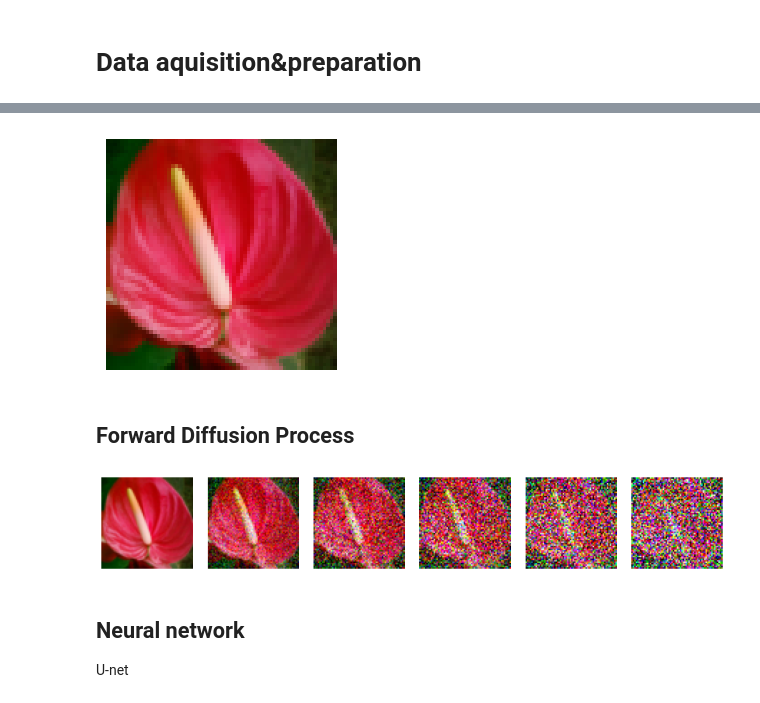
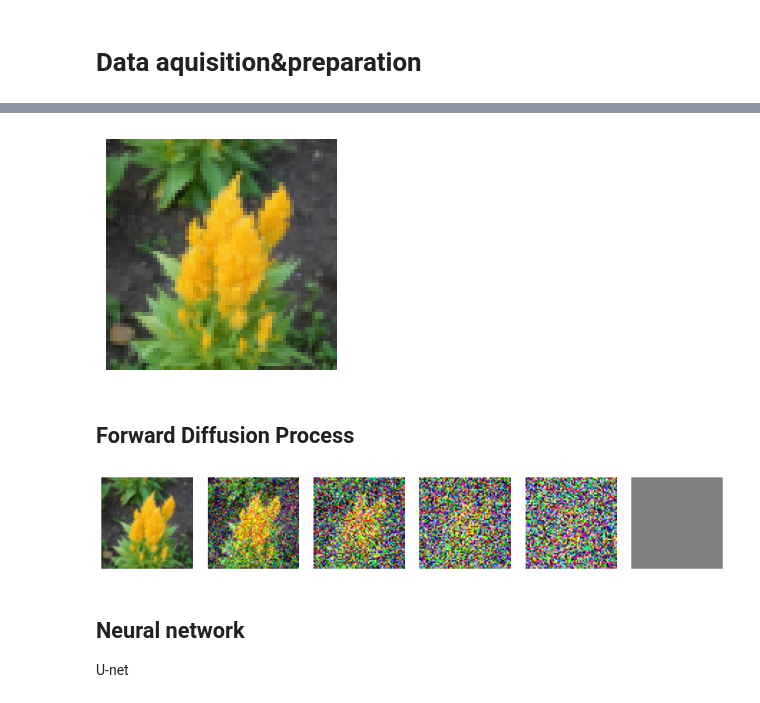
Before and after one commit to SPLambda/diffusion, a Jupyter notebook: src/solution.ipynb, the cells around one changed output, grey strips where cells are left out. Cells and saved outputs as stored; diff of their text form; code cells hidden in the pictures.

```diff
--- a/src/solution.ipynb
+++ b/src/solution.ipynb
@@ -26,15 +26,13 @@ split = [
 # %%
 # Hyperparameters
 IMAGE_SIZE = 64  # resized image size
-BATCH_SIZE = 64  # batch size
+BATCH_SIZE = 32  # batch size
 TIMESTEPS = 500  # number of timesteps (noise levels)
 
-LATENT_DIMENSION = 64  # latent dimension
 LEARNING_RATE = 1e-3  # learning rate
-EPOCHS = 10
+EPOCHS = 100
 
-UNET_DEPTH = 4
-UNET_FILTERS = 16
+UNET_FILTERS = [64, 128, 256, 512]
 
 KID_IMAGE_SIZE = 75
 KID_DIFF_STEPS = 5
@@ -59,12 +57,17 @@ def preprocess_image(data):
 def reverse_transform(img, cast_int=True):
     transformed = tf.clip_by_value((img + 1.0) / 2.0 * 255.0, 0.0, 255.0)  # reverse the normalization
     return transformed.numpy().astype(np.uint8) if cast_int else transformed
+
+def augment_image(img):
+    return tf.image.random_flip_left_right(img)
 # %%
 # preprocess a dataset
-def preprocess_dataset(dataset):
+def preprocess_dataset(dataset, augment=True):
+    ds = dataset.map(preprocess_image, num_parallel_calls=tf.data.AUTOTUNE)
+    if augment:
+        ds = ds.map(augment_image, num_parallel_calls=tf.data.AUTOTUNE)
     return (
-        dataset.map(preprocess_image, num_parallel_calls=tf.data.AUTOTUNE)  # preprocess images of the dataset
-        .batch(BATCH_SIZE, drop_remainder=True)  # organize the dataset into batches
+        ds.batch(BATCH_SIZE, drop_remainder=True)  # organize the dataset into batches
         .shuffle(2 * BATCH_SIZE)  # shuffle the dataset
         .prefetch(buffer_size=tf.data.AUTOTUNE)  # prefetch data for better performance
     )
@@ -73,7 +76,7 @@ def preprocess_dataset(dataset):
 # load dataset from tensorflow datasets with the given name
 def load_data(dataset_name):
     train_ds, val_ds = tfds.load(dataset_name, split=split, shuffle_files=True)  # load the dataset
-    train_ds = preprocess_dataset(train_ds)  # preprocess the training dataset
+    train_ds = preprocess_dataset(train_ds, True)
     val_ds = preprocess_dataset(val_ds)  # preprocess the validation dataset
     return train_ds, val_ds
 # %%
@@ -103,7 +99,7 @@ def plot(imgs):
 demo_img = next(iter(train_ds.unbatch().take(1)))
 show(demo_img)
 # %% [output]
-[figure, old version]
+[figure, new version]
 # %% [markdown]
 ## Forward Diffusion Process
 # %%
@@ -162,7 +158,7 @@ class Diffusion:
         imgs = [img]
         for t in reversed(range(timesteps)):
             t = t * self.timesteps // timesteps
-            t_batch = tf.fill((shape[0],), t)
+            t_batch = tf.cast(tf.fill((shape[0],), t), dtype=tf.int64)
             img = self.p_sample_step(model, img, t_batch, t, verbose)
             imgs.append(img)
         return imgs
@@ -174,11 +170,11 @@ forward_diffusion = Diffusion(TIMESTEPS)
 # %%
 noisy_images = [
     tf.squeeze(forward_diffusion.q_sample(tf.expand_dims(demo_img, 0), tf.constant([t])))
-    for t in [0, 50, 100, 150, 200, 250]
+    for t in [0, 100, 200, 300, 400, 500]
 ]
 plot(noisy_images)
 # %% [output]
-[figure, old version]
+[figure, new version]
 # %% [markdown]
 ## Neural network
 
```
Also changed, not shown: parts of 12 cells of this notebook.
